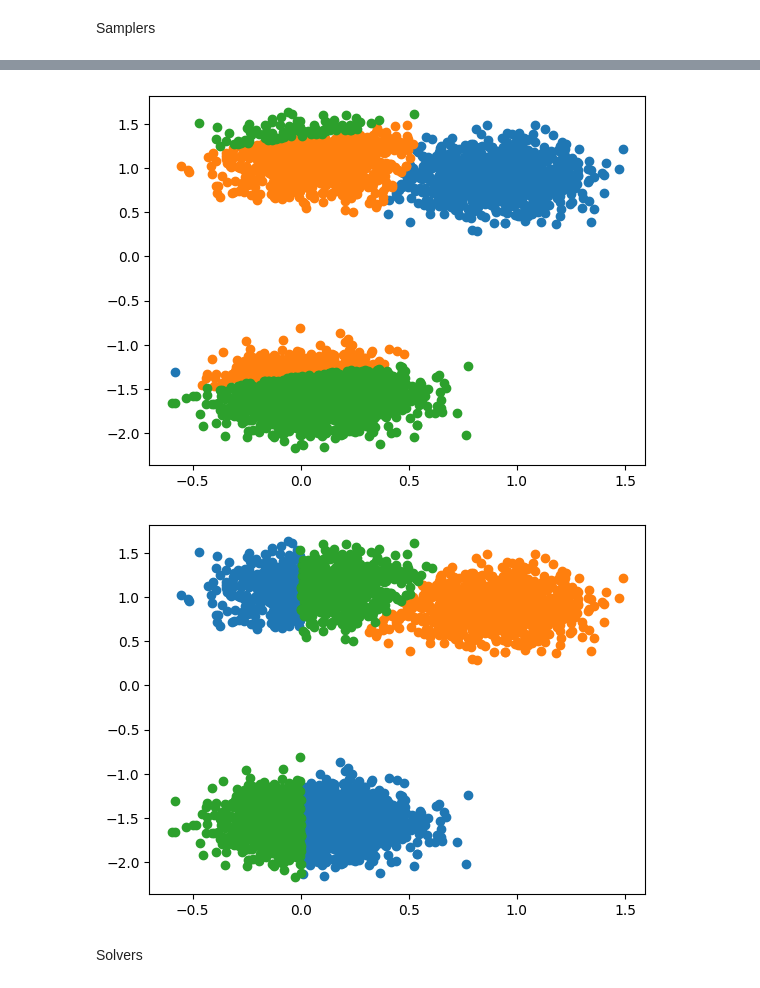
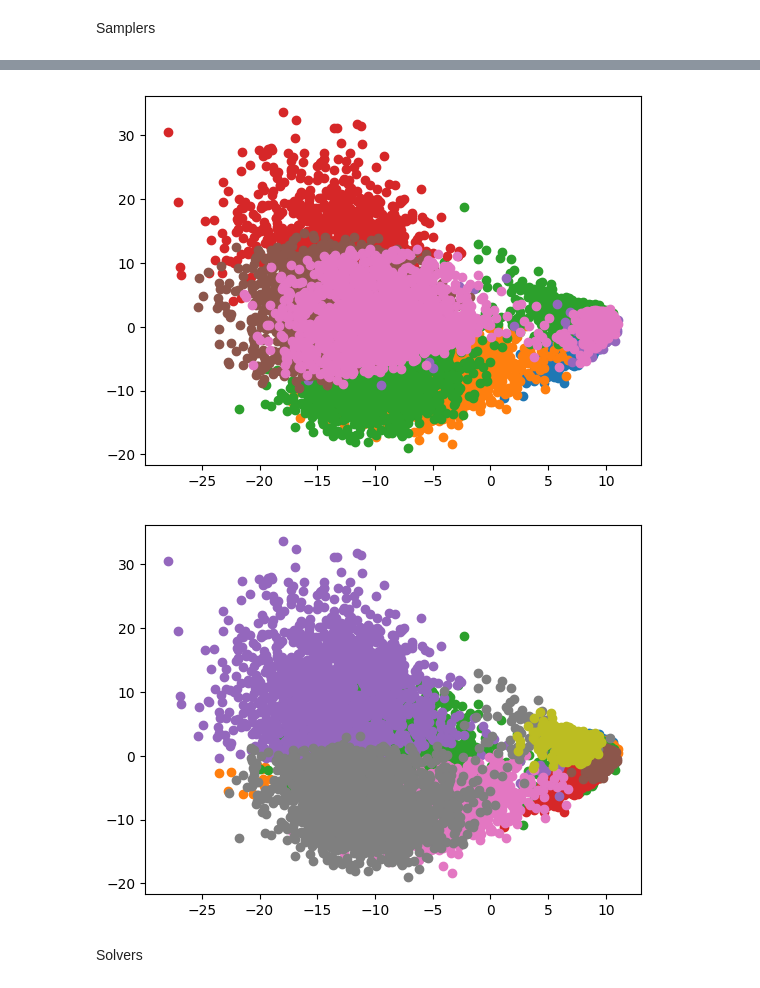
Before and after one commit to yy214/cluster-for-opt, a Jupyter notebook: clustering_for_opt.ipynb, the cells around one changed output, grey strips where cells are left out. Drawn from its saved outputs; the diff is of its cells as text; code cells hidden in the pictures.

```diff
--- a/clustering_for_opt.ipynb
+++ b/clustering_for_opt.ipynb
@@ -40,6 +40,7 @@ testset = torchvision.datasets.MNIST(root='./data',
                                      )
 # %%
 from torch.utils.data import TensorDataset
+from sklearn.preprocessing import StandardScaler
 
 def filter_classes_MNIST(dataset, classes_to_keep):
 
@@ -51,7 +52,12 @@ def filter_classes_MNIST(dataset, classes_to_keep):
     mask = (targets == classes_to_keep[0]) | (targets == classes_to_keep[1])
 
     # Apply mask
-    filtered_data = (data[mask] / 255).float()
+    # filtered_data = (data[mask] / 255).float()
+
+    scaler = StandardScaler()
+    filtered_data = torch.from_numpy(scaler.fit_transform(data[mask])).float()
+
+    # filtered_data = (filtered_data - filtered_data.mean(axis=0)) / np.sqrt(filtered_data.var(axis=0))
 
     label_map = {classes_to_keep[0]: 0, classes_to_keep[1]: 1}
     filtered_targets = torch.tensor([label_map[t.item()] for t in targets[mask]])
@@ -116,7 +122,7 @@ def log_01_criterion(pred, labels):
     l = labels.view(-1, 1)*2 - 1
     return (nn.functional.softplus(-l*pred)).mean()
 # %%
-dataset = make_2d_classification() # mnist_01_train
+dataset = mnist_01_train #make_2d_classification()
 clustered_data, full_labels = dataset.tensors
 labeled_data = logistic_label_01_process(dataset)
 # %%
@@ -136,23 +143,23 @@ plt.scatter(compressed_labeled[mask_1,0], compressed_labeled[mask_1,1])
 # %%
 cluster_sampler = ClusterSampler(dataset, 64, label_processing=logistic_label_01_process)
 for i in range(cluster_sampler.cluster_count):
-    selected = clustered_data[cluster_sampler.clusters[i]]
+    selected = compressed_data[cluster_sampler.clusters[i]]
     plt.scatter(selected[:,0], selected[:,1])
-# plt.scatter(compressed_data[mask_0,0], compressed_data[mask_0,1], color="white", alpha=0.1)
+# plt.scatter(labeled_data[mask_0,0], labeled_data[mask_0,1], color="white", alpha=0.1)
 plt.show()
 # %% [output]
-[figure, old version]
+[figure, new version]
 # %%
 from cluster_tools import kmeans_cos_elbow
 
 cosine_cluster_sampler = ClusterSampler(dataset, 64, clustering_method=kmeans_cos_elbow, label_processing=logistic_label_01_process)
 for i in range(cosine_cluster_sampler.cluster_count):
-    selected = clustered_data[cosine_cluster_sampler.clusters[i]]
+    selected = compressed_data[cosine_cluster_sampler.clusters[i]]
     plt.scatter(selected[:,0], selected[:,1])
 # plt.scatter(compressed_data[mask_0,0], compressed_data[mask_0,1], color="white", alpha=0.1)
 plt.show()
 # %% [output]
-[figure, old version]
+[figure, new version]
 # %% [markdown]
 Solvers
 # %%
```
Also changed, not shown: parts of 23 cells of this notebook, 30 other files.
